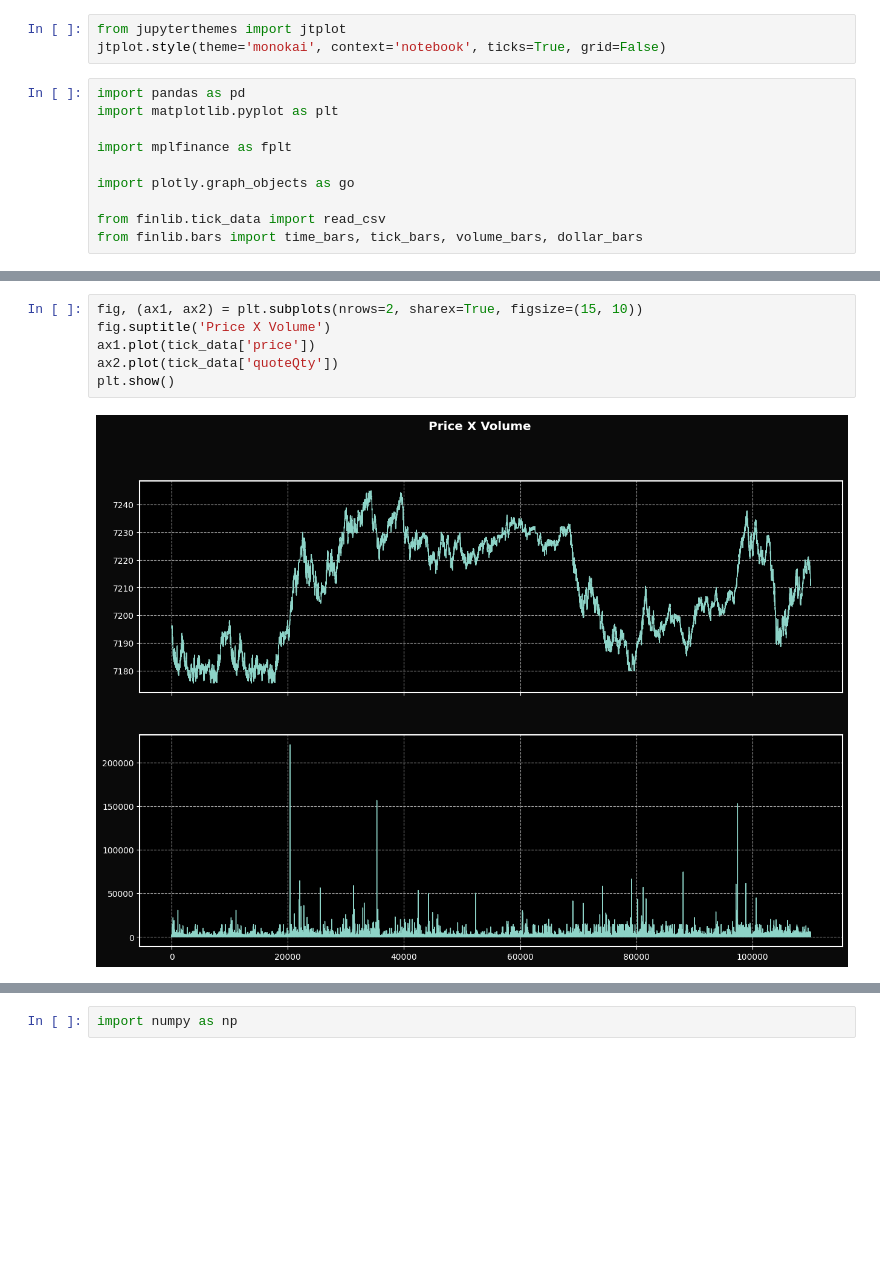
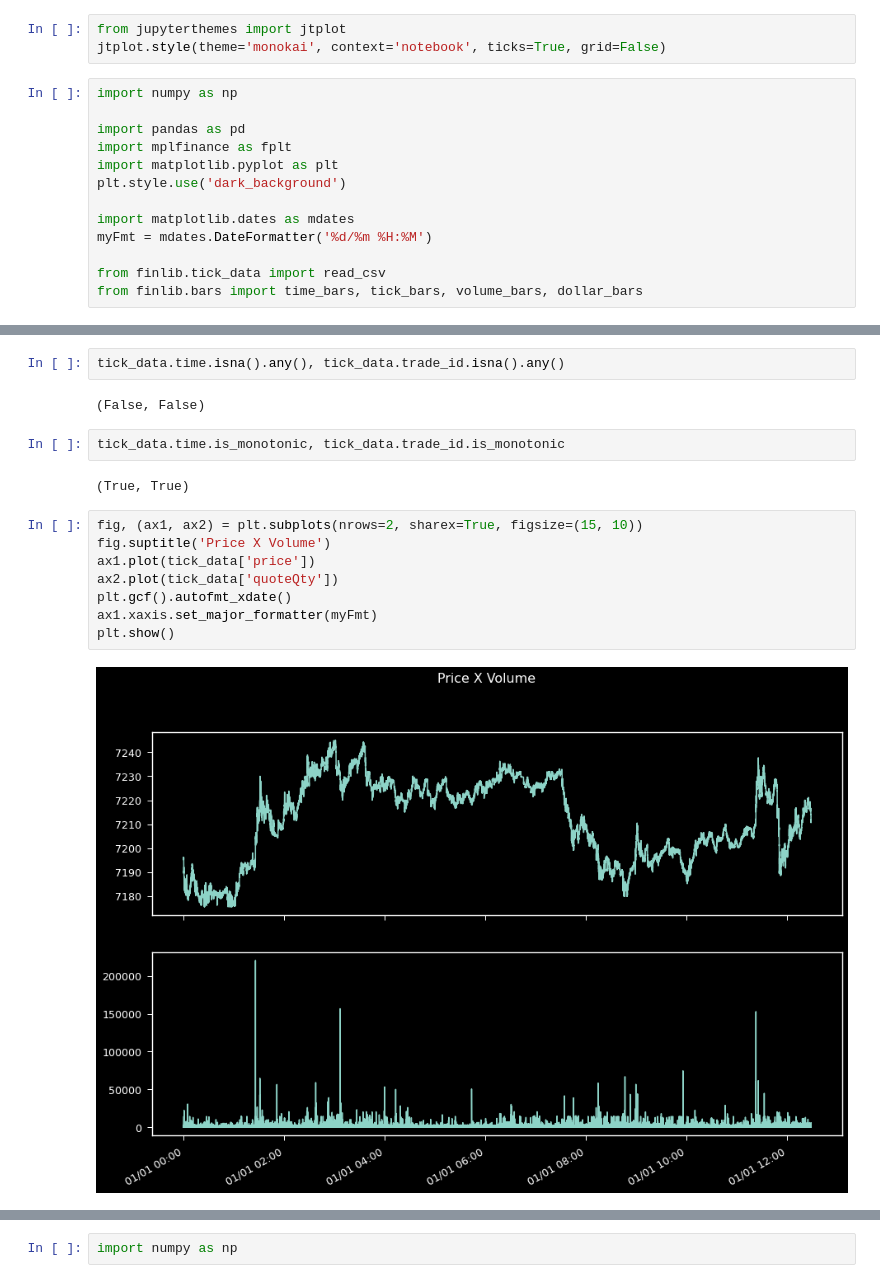
Before and after one commit to victorvalentee/finlib, a Jupyter notebook: test.ipynb, the cells around one changed output, grey strips where cells are left out. Saved outputs shown, nothing was run; the diff lists cells and outputs as text; blank space fills up the shorter version.

Commit message:
Updates on bars code and plots.

```diff
--- a/test.ipynb
+++ b/test.ipynb
@@ -5,12 +8,15 @@
 from jupyterthemes import jtplot
 jtplot.style(theme='monokai', context='notebook', ticks=True, grid=False)
 # %%
+import numpy as np
+
 import pandas as pd
+import mplfinance as fplt
 import matplotlib.pyplot as plt
+plt.style.use('dark_background')
 
-import mplfinance as fplt
-
-import plotly.graph_objects as go
+import matplotlib.dates as mdates
+myFmt = mdates.DateFormatter('%d/%m %H:%M')
 
 from finlib.tick_data import read_csv
 from finlib.bars import time_bars, tick_bars, volume_bars, dollar_bars
@@ -27,8 +34,18 @@ tick_data.head()
+# %%
+tick_data.time.isna().any(), tick_data.trade_id.isna().any()
+# %% [output]
+(False, False)
+# %%
+tick_data.time.is_monotonic, tick_data.trade_id.is_monotonic
+# %% [output]
+(True, True)
 # %%
 fig, (ax1, ax2) = plt.subplots(nrows=2, sharex=True, figsize=(15, 10))
 fig.suptitle('Price X Volume')
 ax1.plot(tick_data['price'])
 ax2.plot(tick_data['quoteQty'])
+plt.gcf().autofmt_xdate()
+ax1.xaxis.set_major_formatter(myFmt)
 plt.show()
 # %% [output]
-[figure, old version]
+[figure, new version]
```
Also changed, not shown: parts of 19 cells of this notebook, 2 other files.
